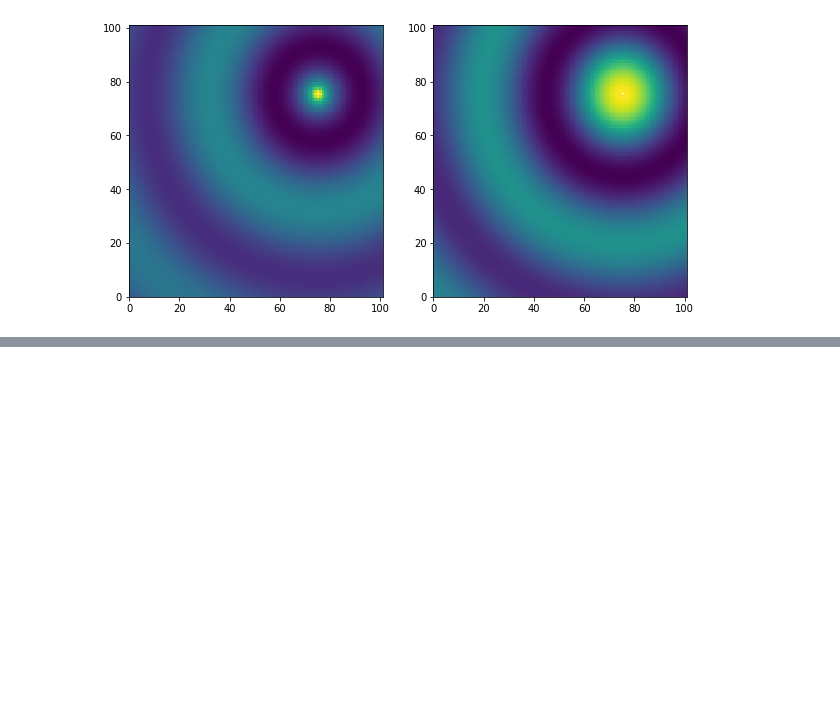
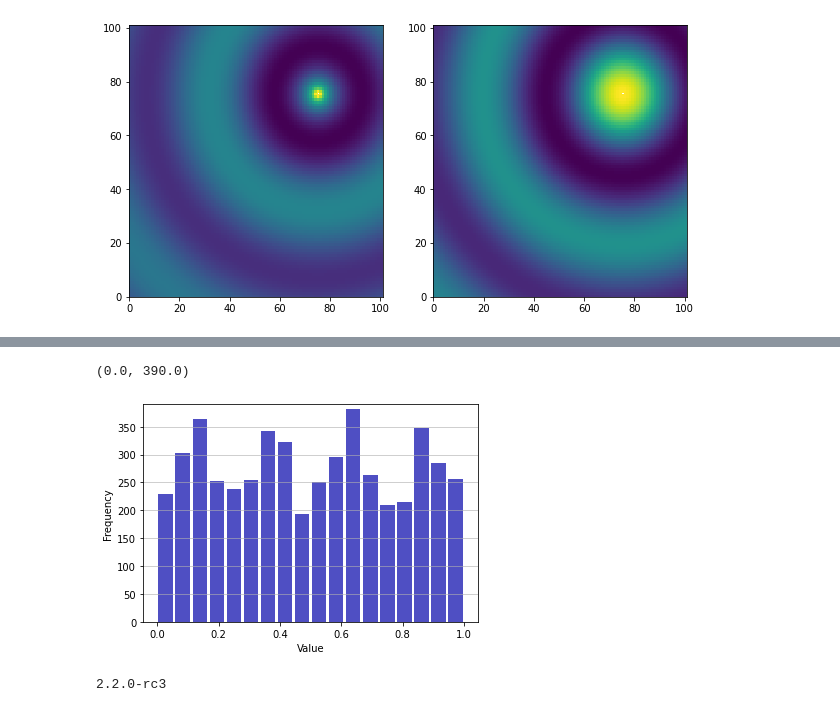
Before and after one commit to IgorBaratta/wave-direction, a Jupyter notebook: notebooks/generate_data.ipynb, the cells around one changed output, grey strips where cells are left out. Saved outputs shown, nothing was run; the diff lists cells and outputs as text; code cells hidden in the pictures; blank space fills up the shorter version.

```diff
--- a/notebooks/generate_data.ipynb
+++ b/notebooks/generate_data.ipynb
@@ -49,0 +100,21 @@ ax[1].pcolor(field.imag)
+# %%
+hist, bin_edges = numpy.histogram(train_label)
+
+# An "interface" to matplotlib.axes.Axes.hist() method
+n, bins, patches = plt.hist(x=train_label, bins='auto', color='#0504aa',
+                            alpha=0.7, rwidth=0.85)
+plt.grid(axis='y', alpha=0.75)
+plt.xlabel('Value')
+plt.ylabel('Frequency')
+maxfreq = n.max()
+# Set a clean upper y-axis limit.
+plt.ylim(ymax=numpy.ceil(maxfreq / 10) * 10 if maxfreq % 10 else maxfreq + 10)
+# %% [output]
+(0.0, 390.0)
+[figure, added]
+# %%
+import tensorflow as tf
+from tensorflow.keras import datasets, layers, models
+print(tf.__version__)
+# %% [output]
+2.2.0-rc3
```
Also changed, not shown: parts of 8 cells of this notebook.
